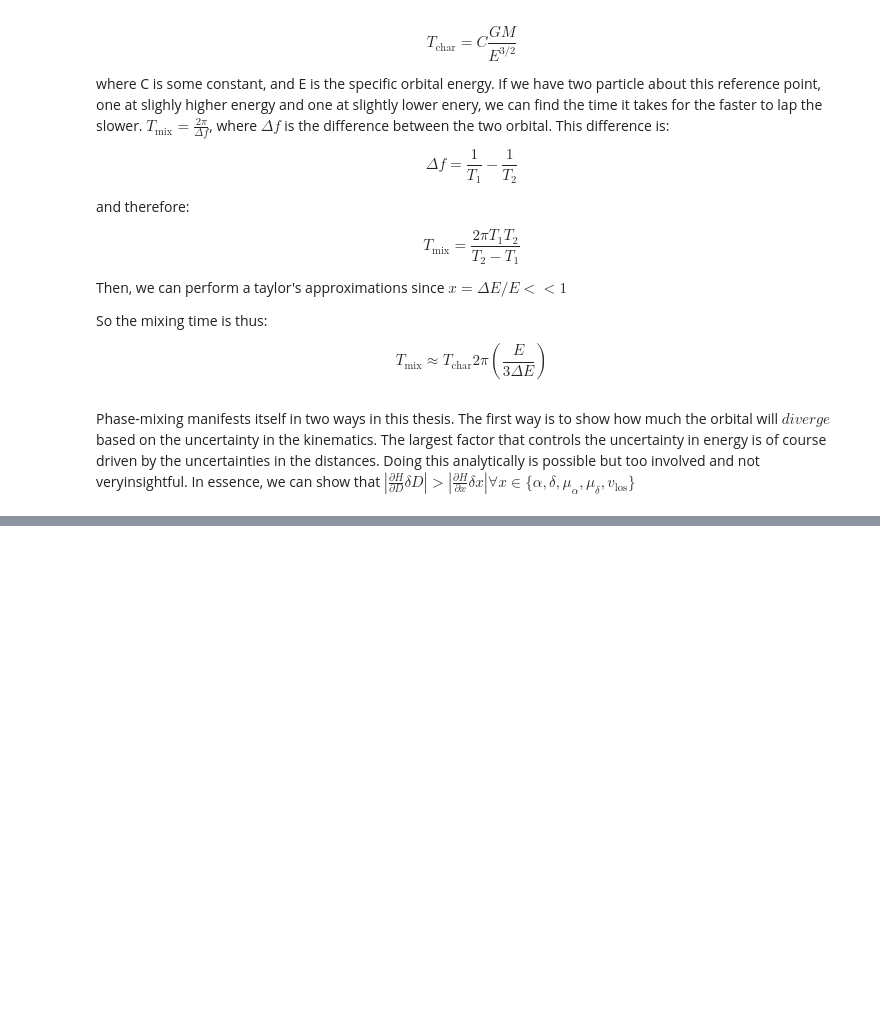
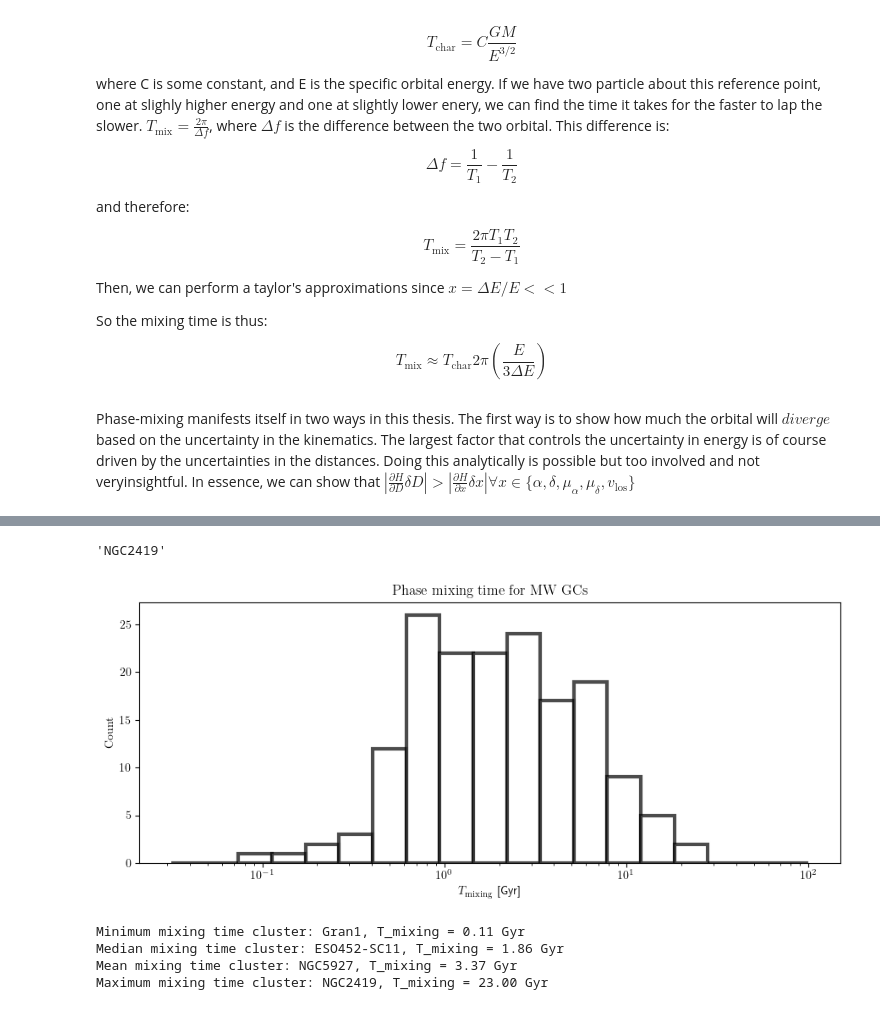
Before and after one commit to salvatore-ferrone/phd-thesis-ferrone, a Jupyter notebook: demos/phaseMixing/energyErrorAnalysis.ipynb, the cells around one changed output, grey strips where cells are left out. Drawn from its saved outputs; the diff is of its cells as text; code cells hidden in the pictures; blank space fills up the shorter version.

Commit message:
I have the desired plots for the mixing time

```diff
--- a/demos/phaseMixing/energyErrorAnalysis.ipynb
+++ b/demos/phaseMixing/energyErrorAnalysis.ipynb
@@ -373,0 +401,69 @@ stdE = np.std(totalEnergy)
+# %%
+# clusters.data['Cluster'][sorted_indices]
+RA=clusters.data['RA'][sorted_indices].value
+DEC=clusters.data['DEC'][sorted_indices].value
+distance=clusters.data['Rsun'][sorted_indices].value
+RV=clusters.data['RV'][sorted_indices].value
+mualpha=clusters.data['mualpha'][sorted_indices].value
+mu_delta=clusters.data['mu_delta'][sorted_indices].value
+GCnames = clusters.data['Cluster'][sorted_indices]
+# put them in galactocentric coordinates
+skycoords=coord.sky_coordinate.SkyCoord(
+    ra = RA * u.deg,
+    dec = DEC * u.deg,
+    distance = distance * u.kpc,
+    radial_velocity = RV * u.km / u.s,
+    pm_ra_cosdec = mualpha * u.mas / u.yr,
+    pm_dec = mu_delta * u.mas / u.yr,)
+galactocentric=skycoords.transform_to(coord.Galactocentric)
+# %%
+# get the characteristic time for each cluster's orbit based on the forces
+MWparams=tstrippy.Parsers.pouliasis2017pii()
+ax,ay,az,_ = tstrippy.potentials.pouliasis2017pii(MWparams,galactocentric.x.value,galactocentric.y.value,galactocentric.z.value)
+F = np.sqrt(ax**2 + ay**2 + az**2)
+r = np.sqrt(galactocentric.x.value**2 + galactocentric.y.value**2 + galactocentric.z.value**2)
+T_char = 2 * np.pi *np.sqrt ( r / F)
+mixing_factor = np.sqrt(np.abs(H_means/(3*H_stds[:,3])))
+T_mixing = T_char * mixing_factor
+GCnames[np.argmax(T_mixing)]
+# %% [output]
+'NGC2419'
+# %%
+bins = np.logspace(-1.5, 2, 20)
+counts = np.histogram(T_mixing, bins=bins)[0]
+bin_centers = 0.5 * (bins[:-1] + bins[1:])
+fig, ax = plt.subplots(figsize=(9, 4))
+ax.bar(bin_centers, counts, width=np.diff(bins), color="white", alpha=0.7, edgecolor='black', zorder=0, linewidth=3)
+ax.set_xscale('log')
+ax.set_xlabel(r'$T_{\mathrm{mixing}}$ [Gyr]')
+ax.set_ylabel(r'$\mathrm{Count}$')
+ax.set_title(r'$\mathrm{Phase~mixing~time~for~MW~GCs}$')
+fig.tight_layout()
+fig.savefig("../../tempImages/phase_mixing_time_histogram_MWGCS.png", bbox_inches='tight',dpi=300)
+# %% [output]
+[figure, added]
+# %%
+# get the initial kinematics
+index_median=np.argmin(np.abs(T_mixing-np.median(T_mixing)))
+index_mean = np.argmin(np.abs(T_mixing-np.mean(T_mixing)))
+index_min = np.argmin(T_mixing)
+index_max = np.argmax(T_mixing)
+mean_cluster = GCnames[index_mean]
+# pick the cluster with the median mixing time
+median_cluster = GCnames[index_median]
+# pick the cluster with the minimum mixing time
+min_cluster = GCnames[index_min]
+# pick the cluster with the maximum mixing time
+max_cluster = GCnames[index_max]
+print(f"Minimum mixing time cluster: {min_cluster}, T_mixing = {T_mixing[index_min]:.2f} Gyr")
+print(f"Median mixing time cluster: {median_cluster}, T_mixing = {T_mixing[index_median]:.2f} Gyr")
+print(f"Mean mixing time cluster: {mean_cluster}, T_mixing = {T_mixing[index_mean]:.2f} Gyr")
+print(f"Maximum mixing time cluster: {max_cluster}, T_mixing = {T_mixing[index_max]:.2f} Gyr")
+clusternames = [min_cluster, median_cluster, mean_cluster, max_cluster]
+
+mixing_times = [T_mixing[index_min], T_mixing[index_median], T_mixing[index_mean], T_mixing[index_max]]
+# %% [output]
+Minimum mixing time cluster: Gran1, T_mixing = 0.11 Gyr
+Median mixing time cluster: ESO452-SC11, T_mixing = 1.86 Gyr
+Mean mixing time cluster: NGC5927, T_mixing = 3.37 Gyr
+Maximum mixing time cluster: NGC2419, T_mixing = 23.00 Gyr
```
Also changed, not shown: parts of 13 cells of this notebook.
